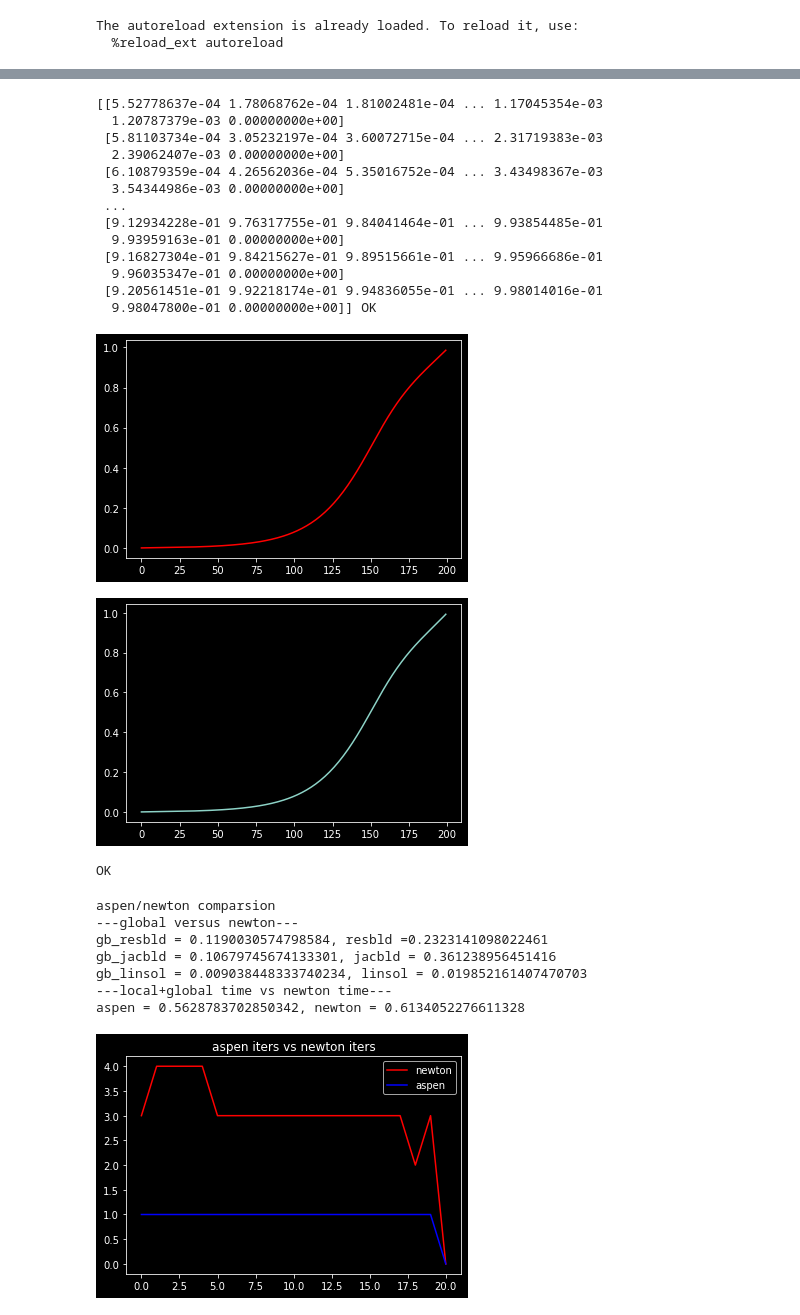
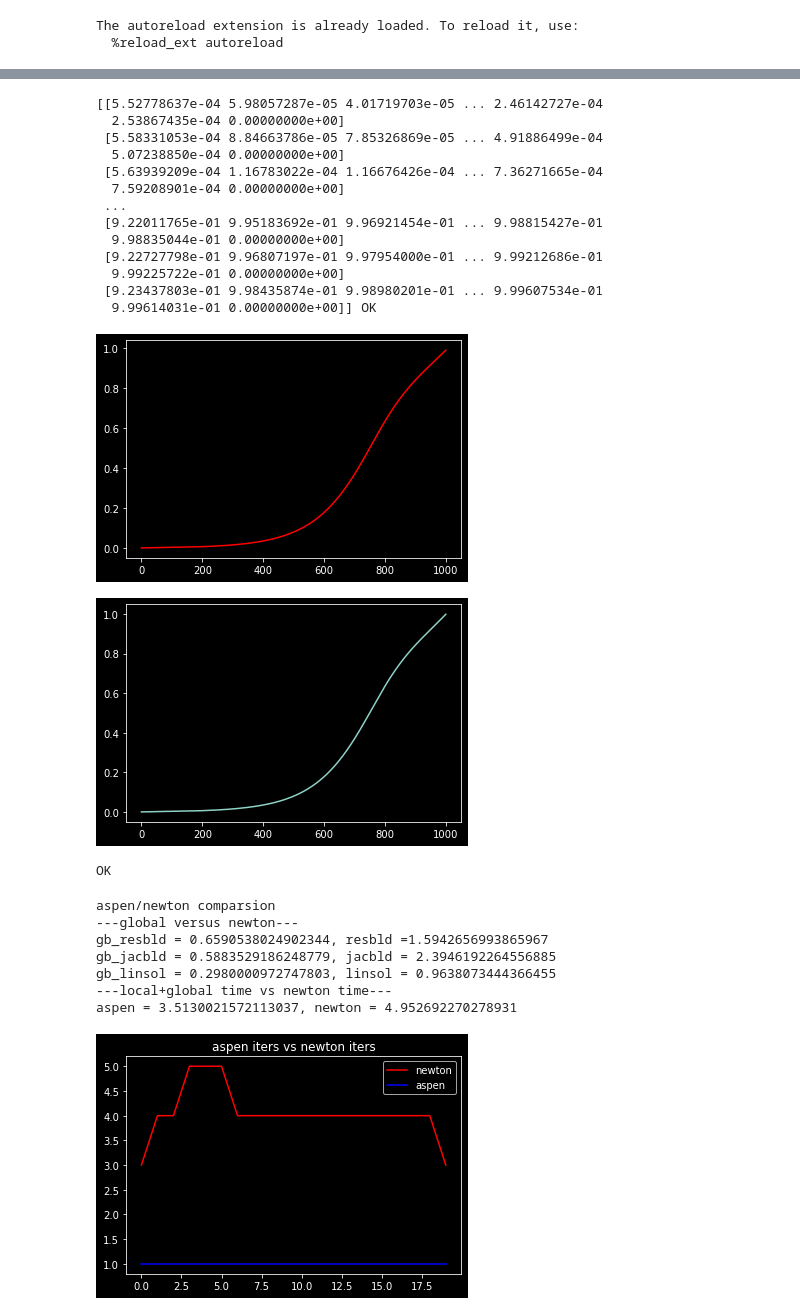
Before and after one commit to animih/aspen-study, a Jupyter notebook: solver/Test1.ipynb, the cells around one changed output, grey strips where cells are left out. Drawn from its saved outputs; the diff is of its cells as text; code cells hidden in the pictures.

```diff
--- a/solver/Test1.ipynb
+++ b/solver/Test1.ipynb
@@ -24,7 +24,7 @@ class Diffusion():
 # %%
 # inital condition
 
-x0 = 1/ (1+ np.exp(-0.005*(np.arange(1000)-150)) )
+x0 = 1/ (1+ np.exp(-0.01*(np.arange(1000)-750)) )
 x0 = np.reshape(x0, (-1, 1))
 plt.plot(x0)
 # %% [output]
@@ -33,5 +33,5 @@ plt.plot(x0)
 # %%
-Nx = 200
+Nx = 1000
 Nt = 20
 param = {
     'Nx': Nx,
@@ -63,5 +63,5 @@ print(X_cl, message)
 # %%
-Nx = 200
+Nx = 1000
 Nt = 20
 Nd = 4
 param = {
@@ -80,19 +80,19 @@ solver_as.setSources([0.6], [0])
 X, code, message = solver_as.solve()
 print(X, message)
 # %% [output]
-[[5.52778637e-04 1.78068762e-04 1.81002481e-04 ... 1.17045354e-03
-  1.20787379e-03 0.00000000e+00]
- [5.81103734e-04 3.05232197e-04 3.60072715e-04 ... 2.31719383e-03
-  2.39062407e-03 0.00000000e+00]
- [6.10879359e-04 4.26562036e-04 5.35016752e-04 ... 3.43498367e-03
-  3.54344986e-03 0.00000000e+00]
+[[5.52778637e-04 5.98057287e-05 4.01719703e-05 ... 2.46142727e-04
+  2.53867435e-04 0.00000000e+00]
+ [5.58331053e-04 8.84663786e-05 7.85326869e-05 ... 4.91886499e-04
+  5.07238850e-04 0.00000000e+00]
+ [5.63939209e-04 1.16783022e-04 1.16676426e-04 ... 7.36271665e-04
+  7.59208901e-04 0.00000000e+00]
  ...
- [9.12934228e-01 9.76317755e-01 9.84041464e-01 ... 9.93854485e-01
-  9.93959163e-01 0.00000000e+00]
- [9.16827304e-01 9.84215627e-01 9.89515661e-01 ... 9.95966686e-01
-  9.96035347e-01 0.00000000e+00]
- [9.20561451e-01 9.92218174e-01 9.94836055e-01 ... 9.98014016e-01
-  9.98047800e-01 0.00000000e+00]] OK
+ [9.22011765e-01 9.95183692e-01 9.96921454e-01 ... 9.98815427e-01
+  9.98835044e-01 0.00000000e+00]
+ [9.22727798e-01 9.96807197e-01 9.97954000e-01 ... 9.99212686e-01
+  9.99225722e-01 0.00000000e+00]
+ [9.23437803e-01 9.98435874e-01 9.98980201e-01 ... 9.99607534e-01
+  9.99614031e-01 0.00000000e+00]] OK
 # %%
 step = 1
 plt.style.use('dark_background')
@@ -102,8 +102,8 @@ plt.plot(X[:, step])
 plt.show()
 print(message)
 # %% [output]
-[figure, old version]
+[figure, new version]
-[figure, old version]
+[figure, new version]
 OK
 # %%
 print('aspen/newton comparsion')
@@ -121,19 +121,19 @@ print('aspen = {}, newton = {}'.format(t1, t2))
 # %% [output]
 aspen/newton comparsion
 ---global versus newton---
-gb_resbld = 0.1190030574798584, resbld =0.2323141098022461
-gb_jacbld = 0.10679745674133301, jacbld = 0.361238956451416
-gb_linsol = 0.009038448333740234, linsol = 0.019852161407470703
+gb_resbld = 0.6590538024902344, resbld =1.5942656993865967
+gb_jacbld = 0.5883529186248779, jacbld = 2.3946192264556885
+gb_linsol = 0.2980000972747803, linsol = 0.9638073444366455
 ---local+global time vs newton time---
-aspen = 0.5628783702850342, newton = 0.6134052276611328
+aspen = 3.5130021572113037, newton = 4.952692270278931
 # %%
 plt.title('aspen iters vs newton iters')
-plt.plot(solver_cl.timelog.kn, color = 'r', label='newton')
-plt.plot(solver_as.timelog.aspen_iters, color = 'b', label='aspen')
+plt.plot(solver_cl.timelog.kn[:-1], color = 'r', label='newton')
+plt.plot(solver_as.timelog.aspen_iters[:-1], color = 'b', label='aspen')
 plt.legend()
 plt.show()
 # %% [output]
-[figure, old version]
+[figure, new version]
 # %%
 plt.title('subdomains iterations')
 
```
Also changed, not shown: parts of 4 cells of this notebook.
